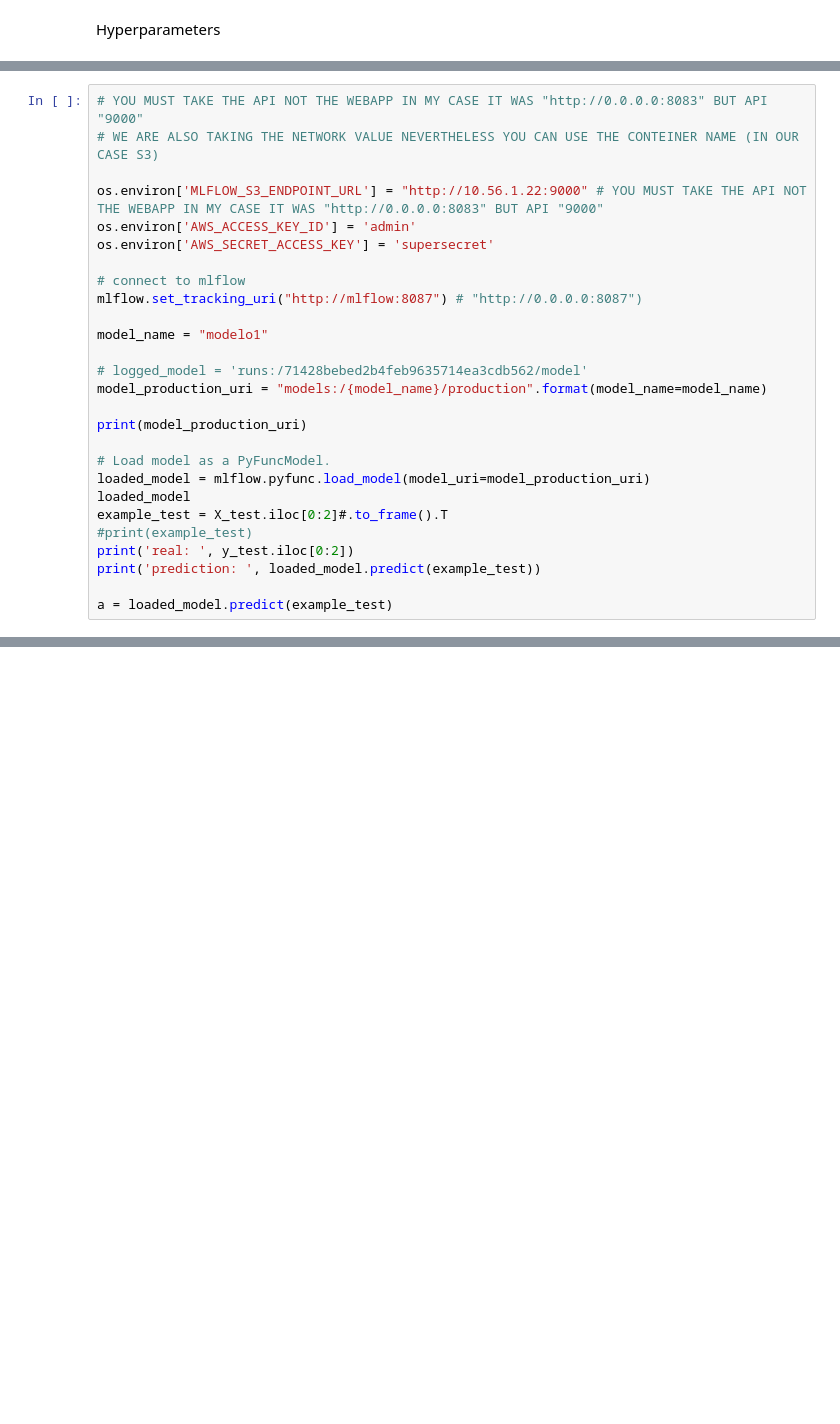
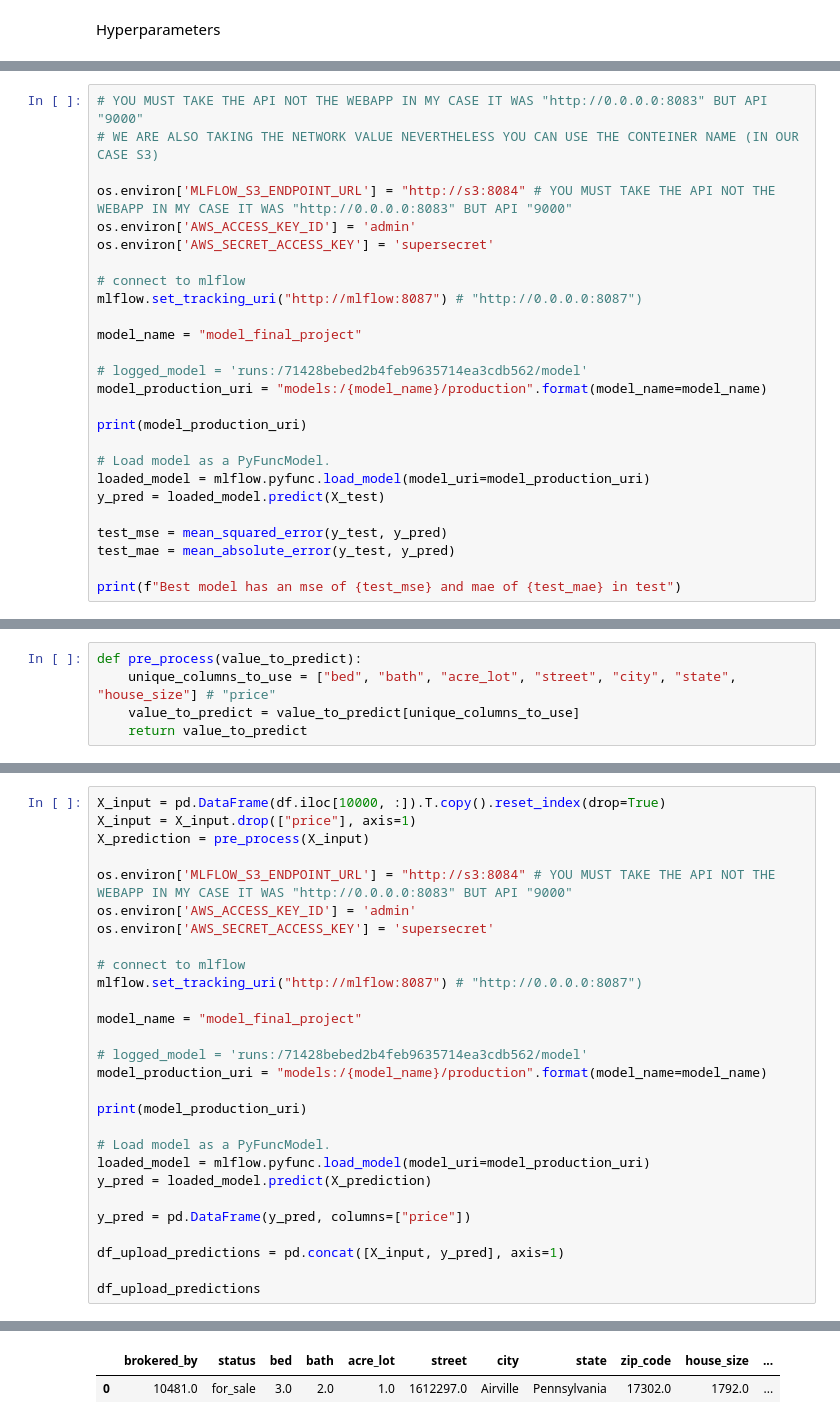
Before and after one commit to candemas97/MLOps, a Jupyter notebook: project_4/docker/jupyter/code/testing_all_process.ipynb, the cells around one changed output, grey strips where cells are left out. Saved outputs shown, nothing was run; the diff lists cells and outputs as text; blank space fills up the shorter version.

```diff
--- a/project_4/docker/jupyter/code/testing_all_process.ipynb
+++ b/project_4/docker/jupyter/code/testing_all_process.ipynb
@@ -407,14 +654,14 @@ artifact uri: s3://project2bucket/1/c86c4bc824d54852a28907acd1b89bfc/artifacts
 # YOU MUST TAKE THE API NOT THE WEBAPP IN MY CASE IT WAS "http://0.0.0.0:8083" BUT API "9000"
 # WE ARE ALSO TAKING THE NETWORK VALUE NEVERTHELESS YOU CAN USE THE CONTEINER NAME (IN OUR CASE S3)
 
-os.environ['MLFLOW_S3_ENDPOINT_URL'] = "http://10.56.1.22:9000" # YOU MUST TAKE THE API NOT THE WEBAPP IN MY CASE IT WAS "http://0.0.0.0:8083" BUT API "9000"
+os.environ['MLFLOW_S3_ENDPOINT_URL'] = "http://s3:8084" # YOU MUST TAKE THE API NOT THE WEBAPP IN MY CASE IT WAS "http://0.0.0.0:8083" BUT API "9000"
 os.environ['AWS_ACCESS_KEY_ID'] = 'admin'
 os.environ['AWS_SECRET_ACCESS_KEY'] = 'supersecret'
 
 # connect to mlflow
 mlflow.set_tracking_uri("http://mlflow:8087") # "http://0.0.0.0:8087")
 
-model_name = "modelo1"
+model_name = "model_final_project"
 
 # logged_model = 'runs:/71428bebed2b4feb9635714ea3cdb562/model'
 model_production_uri = "models:/{model_name}/production".format(model_name=model_name)
@@ -423,11 +670,10 @@ print(model_production_uri)
 
 # Load model as a PyFuncModel.
 loaded_model = mlflow.pyfunc.load_model(model_uri=model_production_uri)
-loaded_model
-example_test = X_test.iloc[0:2]#.to_frame().T
-#print(example_test)
-print('real: ', y_test.iloc[0:2])
-print('prediction: ', loaded_model.predict(example_test))
+y_pred = loaded_model.predict(X_test)
 
-a = loaded_model.predict(example_test)
+test_mse = mean_squared_error(y_test, y_pred)
+test_mae = mean_absolute_error(y_test, y_pred)
+
+print(f"Best model has an mse of {test_mse} and mae of {test_mae} in test")
 # %% [output]
@@ -453,0 +684,5 @@ final_response
+# %%
+def pre_process(value_to_predict):
+    unique_columns_to_use = ["bed", "bath", "acre_lot", "street", "city", "state", "house_size"] # "price"
+    value_to_predict = value_to_predict[unique_columns_to_use]
+    return value_to_predict
@@ -453,0 +693,29 @@ final_response
+# %%
+X_input = pd.DataFrame(df.iloc[10000, :]).T.copy().reset_index(drop=True)
+X_input = X_input.drop(["price"], axis=1)
+X_prediction = pre_process(X_input)
+
+os.environ['MLFLOW_S3_ENDPOINT_URL'] = "http://s3:8084" # YOU MUST TAKE THE API NOT THE WEBAPP IN MY CASE IT WAS "http://0.0.0.0:8083" BUT API "9000"
+os.environ['AWS_ACCESS_KEY_ID'] = 'admin'
+os.environ['AWS_SECRET_ACCESS_KEY'] = 'supersecret'
+
+# connect to mlflow
+mlflow.set_tracking_uri("http://mlflow:8087") # "http://0.0.0.0:8087")
+
+model_name = "model_final_project"
+
+# logged_model = 'runs:/71428bebed2b4feb9635714ea3cdb562/model'
+model_production_uri = "models:/{model_name}/production".format(model_name=model_name)
+
+print(model_production_uri)
+
+# Load model as a PyFuncModel.
+loaded_model = mlflow.pyfunc.load_model(model_uri=model_production_uri)
+y_pred = loaded_model.predict(X_prediction)
+
+y_pred = pd.DataFrame(y_pred, columns=["price"])
+
+df_upload_predictions = pd.concat([X_input, y_pred], axis=1)
+
+df_upload_predictions
+# %% [output]
@@ -453,0 +723,2 @@ final_response
+|  | brokered_by | status | bed | bath | acre_lot | street | city | state | zip_code | house_size | ... |
+| 0 | 10481.0 | for_sale | 3.0 | 2.0 | 1.0 | 1612297.0 | Airville | Pennsylvania | 17302.0 | 1792.0 | ... |
```
Also changed, not shown: parts of 36 cells of this notebook.
